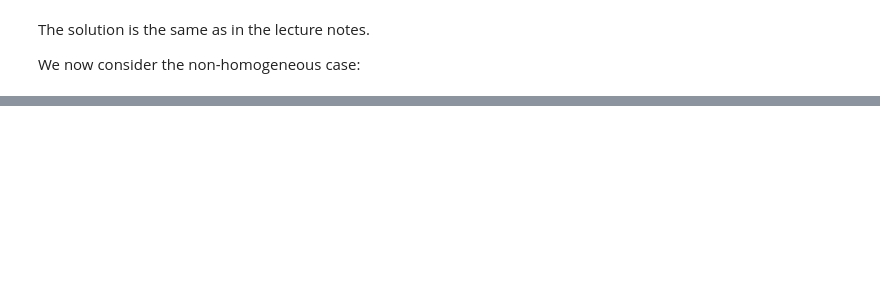
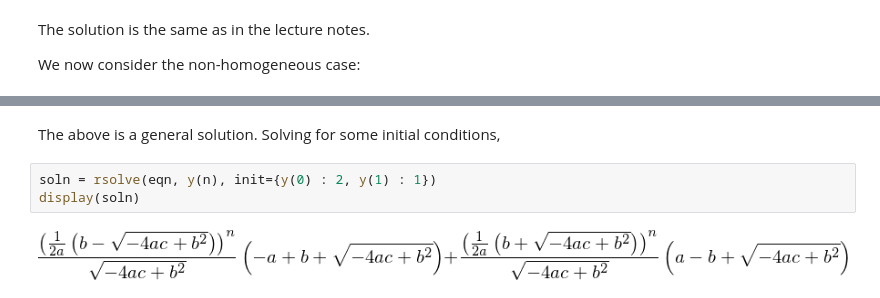
Before and after one commit to garth-wells/IA-maths-Jupyter, a Jupyter notebook: Lecture05.ipynb, the cells around one changed output, grey strips where cells are left out. Saved outputs shown, nothing was run; the diff lists cells and outputs as text; blank space fills up the shorter version.

```diff
--- a/Lecture05.ipynb
+++ b/Lecture05.ipynb
@@ -72,0 +100,7 @@ Fee after 10 years (n=10): 4749.72910622520
+# %% [markdown]
+The above is a general solution. Solving for some initial conditions,
+# %%
+soln = rsolve(eqn, y(n), init={y(0) : 2, y(1) : 1})
+display(soln)
+# %% [output]
+[figure, added]
```
Also changed, not shown: parts of 23 cells of this notebook.
